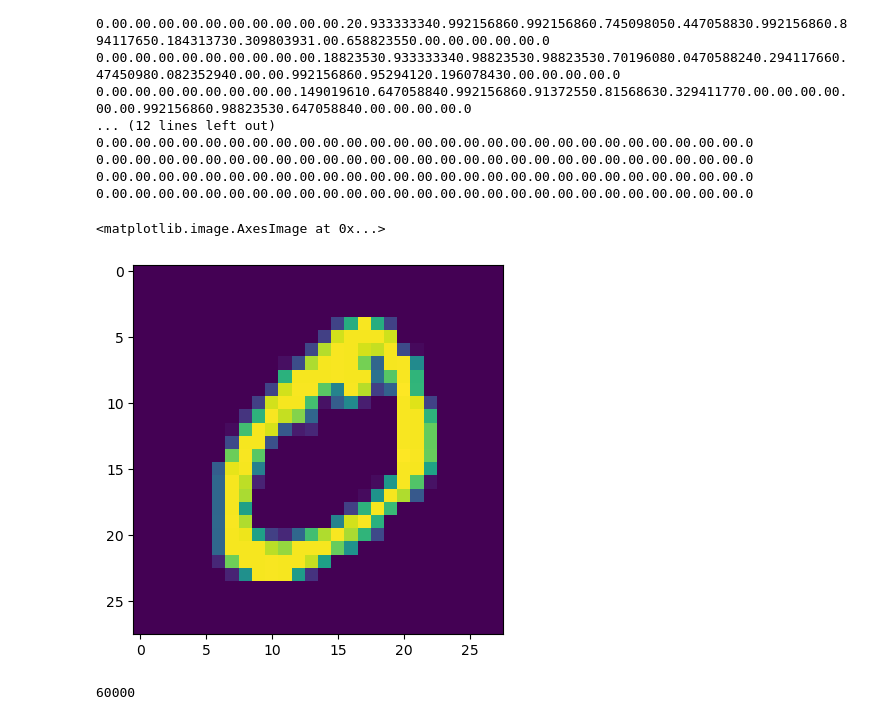
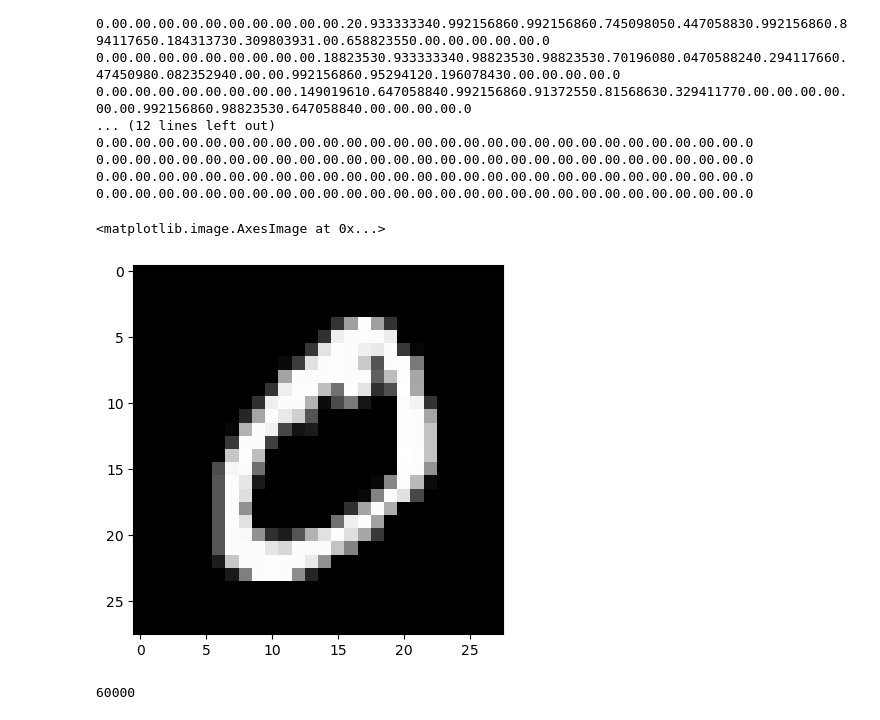
Before and after one commit to moeez1234567/tensorflow, a Jupyter notebook: Convulotioanl_Neural_Network_tf.ipynb, the cells around one changed output. Drawn from its saved outputs; the diff is of its cells as text; code cells hidden in the pictures.

```diff
--- a/Convulotioanl_Neural_Network_tf.ipynb
+++ b/Convulotioanl_Neural_Network_tf.ipynb
@@ -98,10 +98,10 @@ for i in img:
 0.00.00.00.00.00.00.00.00.00.00.00.00.00.00.00.00.00.00.00.00.00.00.00.00.00.00.00.0
 0.00.00.00.00.00.00.00.00.00.00.00.00.00.00.00.00.00.00.00.00.00.00.00.00.00.00.00.0
 # %%
-plt.imshow(X_train[1])
+plt.imshow(X_train[1], cmap= 'gray')# to convert the dimage into the orignal form use cmap
 # %% [output]
 <matplotlib.image.AxesImage at 0x...>
-[figure, old version]
+[figure, new version]
 # %%
 print(X_train.shape[0])
 # %% [output]
```
Also changed, not shown: parts of 8 cells of this notebook, 5 other files.
